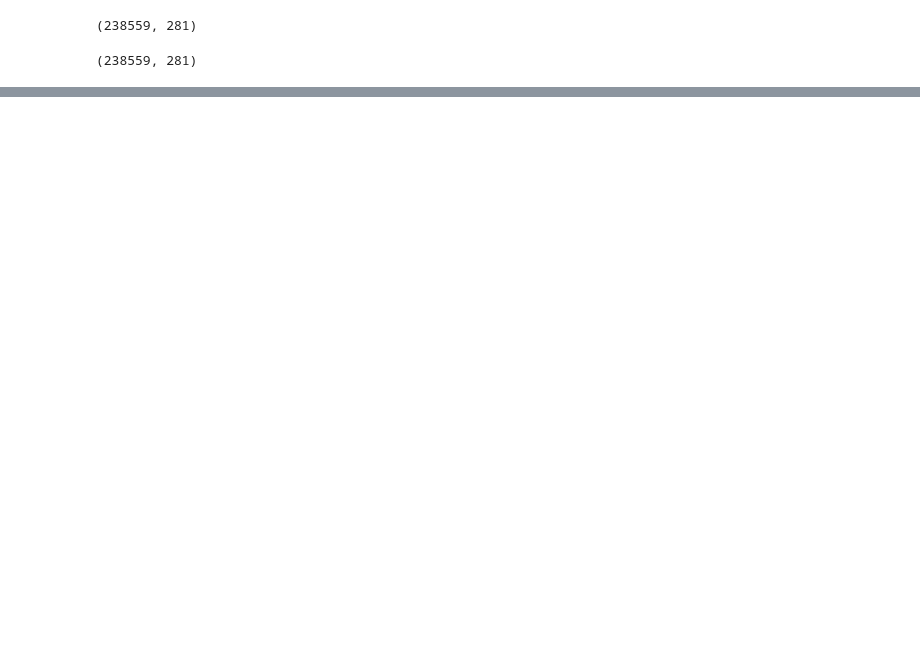
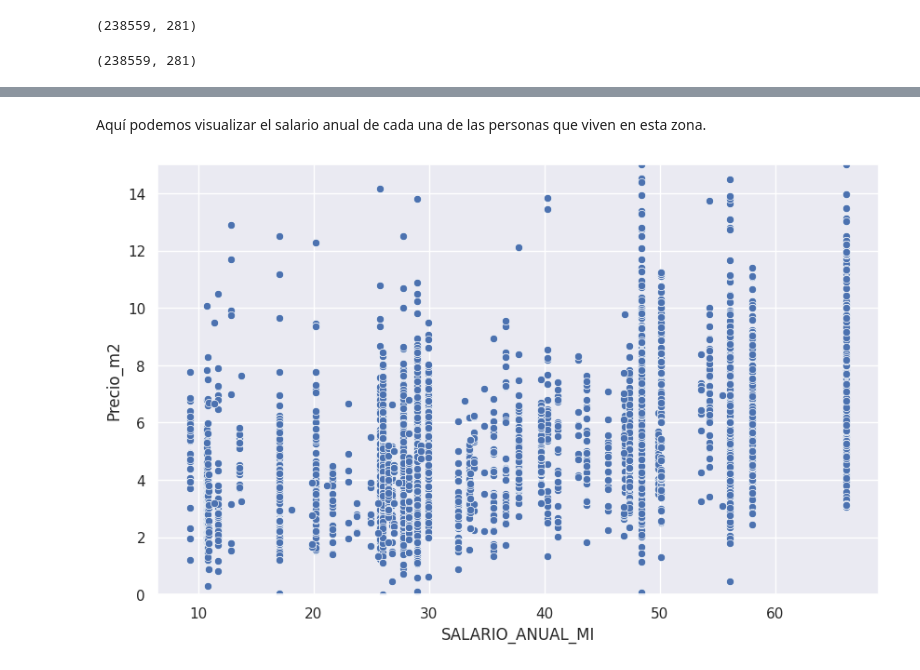
Before and after one commit to Yoel-Gasca/InmersionDatos, a Jupyter notebook: Inmersion_Datos.ipynb, the cells around one changed output, grey strips where cells are left out. Cells and saved outputs as stored; diff of their text form; code cells hidden in the pictures; blank space fills up the shorter version.

```diff
--- a/Inmersion_Datos.ipynb
+++ b/Inmersion_Datos.ipynb
@@ -833,0 +1136,3 @@ Con esto generamos mas columnas de informacion en el Dataset.
+# %%
+datosML['SALARIO_ANUAL_MI'] = datosML['SALARIO_MES']*12/1000000
+datosML['SALARIO_ANUAL_MI']
@@ -833,0 +1152,9 @@ Con esto generamos mas columnas de informacion en el Dataset.
+# %% [markdown]
+Aquí podemos visualizar el salario anual de cada una de las personas que viven en esta zona.
+# %%
+plt.figure(figsize=(10,6))
+sns.scatterplot(data=datosML, x='SALARIO_ANUAL_MI', y = 'Precio_m2')
+plt.ylim((0,15))
+plt.show()
+# %% [output]
+[figure, added]
```
Also changed, not shown: parts of 121 cells of this notebook.
